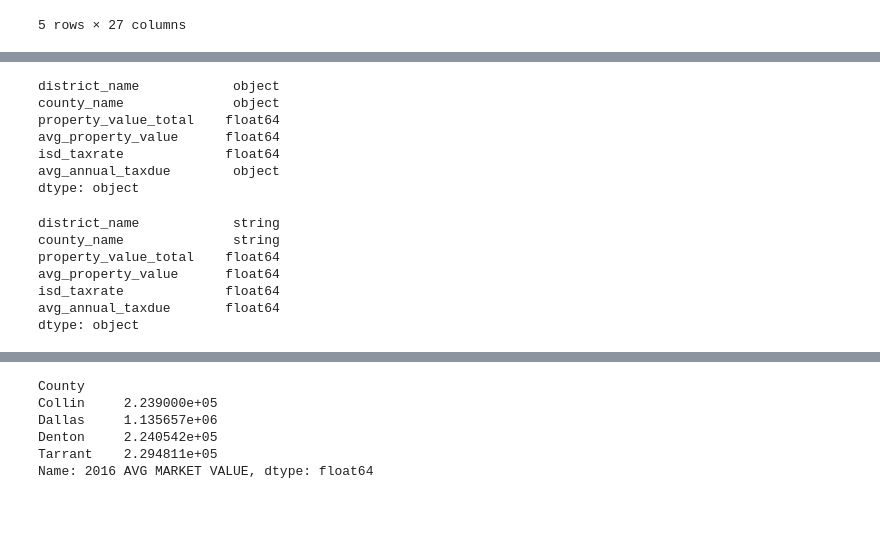
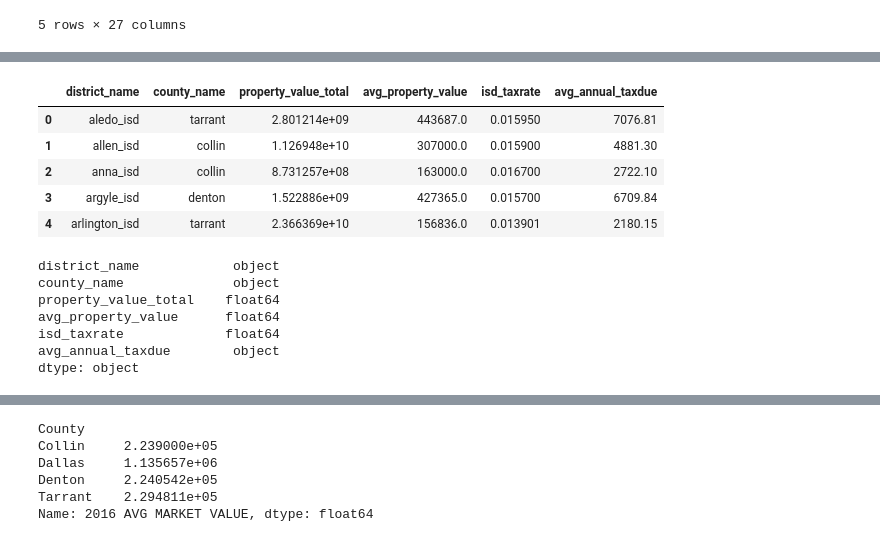
Before and after one commit to rimpi1612/DFW-Real-Estate-and-ISD-s, a Jupyter notebook: ISD_Base_House_Price_Analysis.ipynb, the cells around one changed output, grey strips where cells are left out. Saved outputs shown, nothing was run; the diff lists cells and outputs as text; code cells hidden in the pictures; blank space fills up the shorter version.

```diff
--- a/ISD_Base_House_Price_Analysis.ipynb
+++ b/ISD_Base_House_Price_Analysis.ipynb
@@ -142,6 +172,15 @@ isd_2016_df = isd_2016_df.rename(columns = {
     "2016_isd_taxrate":"isd_taxrate",
     "2016_avg_annual_taxdue":"avg_annual_taxdue"
 })
+# %%
+isd_2016_df.head()
+# %% [output]
+|  | district_name | county_name | property_value_total | avg_property_value | isd_taxrate | avg_annual_taxdue |
+| 0 | aledo_isd | tarrant | 2.801214e+09 | 443687.0 | 0.015950 | 7076.81 |
+| 1 | allen_isd | collin | 1.126948e+10 | 307000.0 | 0.015900 | 4881.30 |
+| 2 | anna_isd | collin | 8.731257e+08 | 163000.0 | 0.016700 | 2722.10 |
+| 3 | argyle_isd | denton | 1.522886e+09 | 427365.0 | 0.015700 | 6709.84 |
+| 4 | arlington_isd | tarrant | 2.366369e+10 | 156836.0 | 0.013901 | 2180.15 |
 # %%
 isd_2016_df.dtypes
 # %% [output]
@@ -153,19 +192,11 @@ isd_taxrate             float64
 avg_annual_taxdue        object
 dtype: object
 # %%
-isd_2016_df["district_name"] = isd_2016_df["district_name"].astype(pd.StringDtype())
-isd_2016_df["county_name"] = isd_2016_df["county_name"].astype(pd.StringDtype())
-isd_2016_df["avg_annual_taxdue"]= isd_2016_df["avg_annual_taxdue"].str.replace(",", "")
-isd_2016_df["avg_annual_taxdue"]= isd_2016_df["avg_annual_taxdue"].str.replace("-", "")
-isd_2016_df["avg_annual_taxdue"]= isd_2016_df["avg_annual_taxdue"].str.replace("    ", "")
-isd_2016_df["avg_annual_taxdue"] = pd.to_numeric(isd_2016_df["avg_annual_taxdue"])
-isd_2016_df.dtypes
+
+#isd_2016_df["county_name"] = isd_2016_df["county_name"].astype(pd.StringDtype())
+#isd_2016_df["avg_annual_taxdue"]= isd_2016_df["avg_annual_taxdue"].str.replace(",", "")
+#isd_2016_df["avg_annual_taxdue"]= isd_2016_df["avg_annual_taxdue"].str.replace("-", "")
+#isd_2016_df["avg_annual_taxdue"]= isd_2016_df["avg_annual_taxdue"].str.replace("    ", "")
+#isd_2016_df["avg_annual_taxdue"] = pd.to_numeric(isd_2016_df["avg_annual_taxdue"])
+#isd_2016_df.dtypes
 #isd_2016_df["avg_annual_taxdue"] = isd_2016_df["avg_annual_taxdue"].astype("float")
-# %% [output]
-district_name            string
-county_name              string
-property_value_total    float64
-avg_property_value      float64
-isd_taxrate             float64
-avg_annual_taxdue       float64
-dtype: object
```
Also changed, not shown: parts of 51 cells of this notebook.
